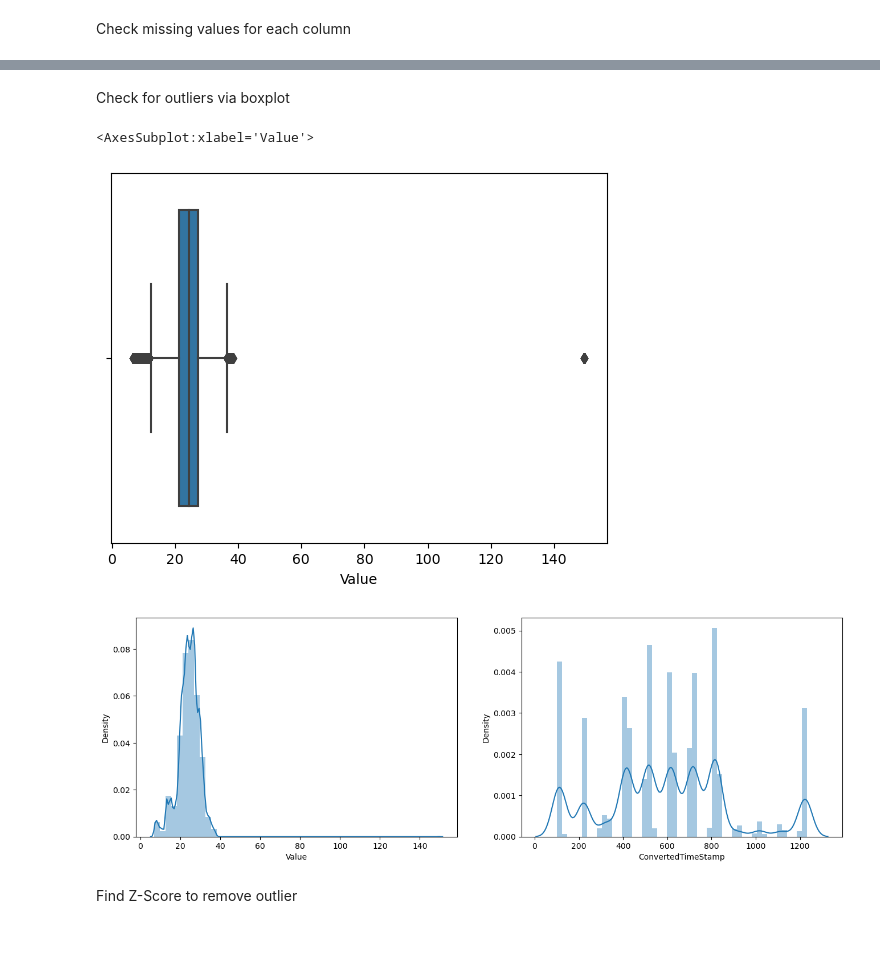
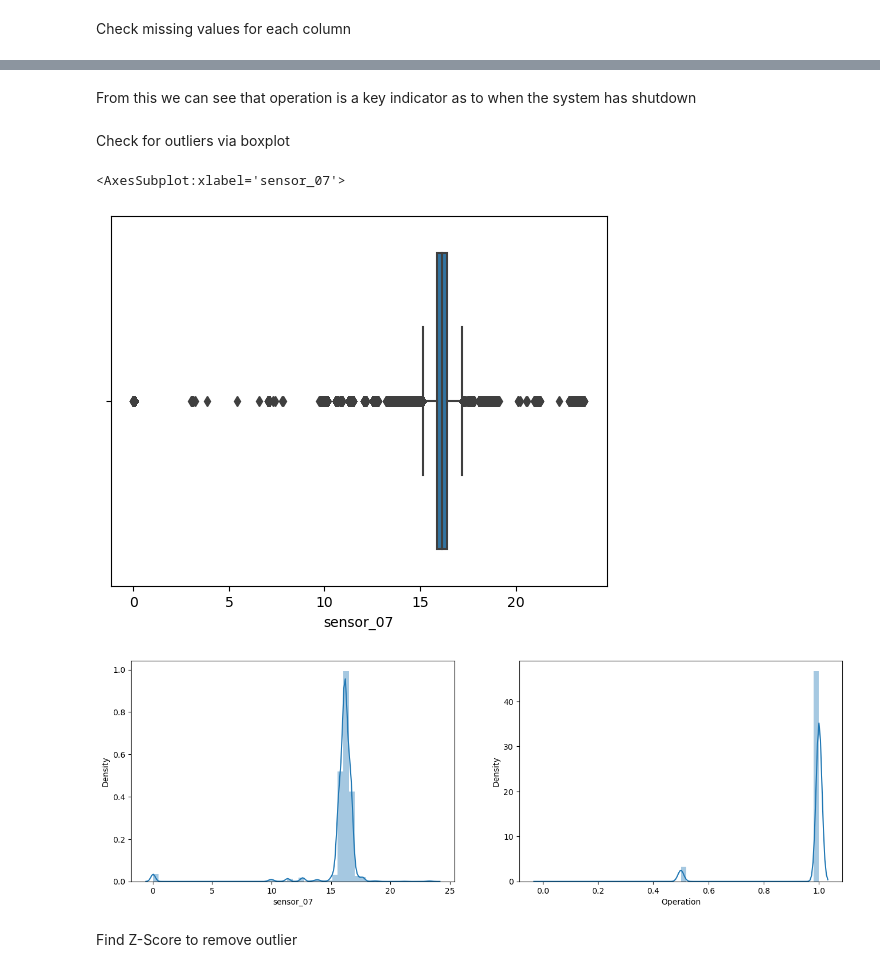
Before and after one commit to bigdog3626/SensorFailurePrediction, a Jupyter notebook: Pattern_Recognition_Project.ipynb, the cells around one changed output, grey strips where cells are left out. Drawn from its saved outputs; the diff is of its cells as text; code cells hidden in the pictures; blank space fills up the shorter version.

```diff
--- a/Pattern_Recognition_Project.ipynb
+++ b/Pattern_Recognition_Project.ipynb
@@ -84,8 +82,9 @@ def plotScatterMatrix(df, plotSize, textSize):
 # %%
 
 
-df = pd.read_csv(DataSet, sep=';', parse_dates=[1])
-df.dataframename = 'sensor-fault-detection.csv'
+df = pd.read_csv(DataSet, sep=',')
+df.dataframename = 'sensor.csv'
 nRow, nCol = df.shape
 print(f'There are {nRow} rows and {nCol} columns')
+df.shape
 # %% [output]
@@ -108,19 +106,0 @@ Convert timetamps to float of YYYYMMDD.HHMMSS
-# %%
-
- # Timestamp conversion method to the form of YYYYMMDD.HHMMSS
-def convertTimestamp(row):
-    removeableChar = ['-',':', '+', 'T']
-    timeStamp = row['Timestamp']
-    for e in removeableChar:
-        if e in timeStamp:
-            timeStamp = timeStamp.replace(e, '')
-    timeStamp = timeStamp[4:8] + '.' + timeStamp[8:15]
-    return float(timeStamp)
-
-# Create ConvertedTimeStamp col
-df['ConvertedTimeStamp'] = df.apply(convertTimestamp, axis=1)
-
-
-df.sort_values(by=['ConvertedTimeStamp'], inplace=True)
-
-df.head()
@@ -158 +151,3 @@ ConvertedTimeStamp    0
 dtype: int64
+# %%
+df.drop(['Unnamed: 0', 'timestamp','sensor_00','sensor_15','sensor_50','sensor_51'],axis=1, inplace=True)
@@ -158,0 +179,4 @@ dtype: int64
+# %%
+conditions = [(df['machine_status'] == 'NORMAL'), (df['machine_status'] == 'RECOVERING'), (df['machine_status'] == 'BROKEN')]
+choices = [1,0.5,0]
+df['Operation']  = np.select(condlist=conditions, choicelist=choices)
@@ -159,22 +237,25 @@ dtype: int64
+# %% [markdown]
+From this we can see that operation is a key indicator as to when the system has shutdown
 # %% [markdown]
 Check for outliers via boxplot
 # %%
-sns.boxplot(x=df['Value'])
+sns.boxplot(x=df['sensor_07'])
 # %% [output]
-<AxesSubplot:xlabel='Value'>
+<AxesSubplot:xlabel='sensor_07'>
-[figure, old version]
+[figure, new version]
 # %%
 # Create more plots to understand outlier distribution
 import warnings
 warnings.filterwarnings('ignore')
 plt.figure(figsize=(16,5))
 plt.subplot(1,2,1)
-sns.distplot(df['Value'])
+sns.distplot(df['sensor_07'])
 plt.subplot(1,2,2)
-sns.distplot(df['ConvertedTimeStamp'])
+sns.distplot(df['Operation'])
+
 plt.show()
 # %% [output]
-[figure, old version]
+[figure, new version]
 # %% [markdown]
 Find Z-Score to remove outlier
 # %%
```
Also changed, not shown: parts of 23 cells of this notebook.
